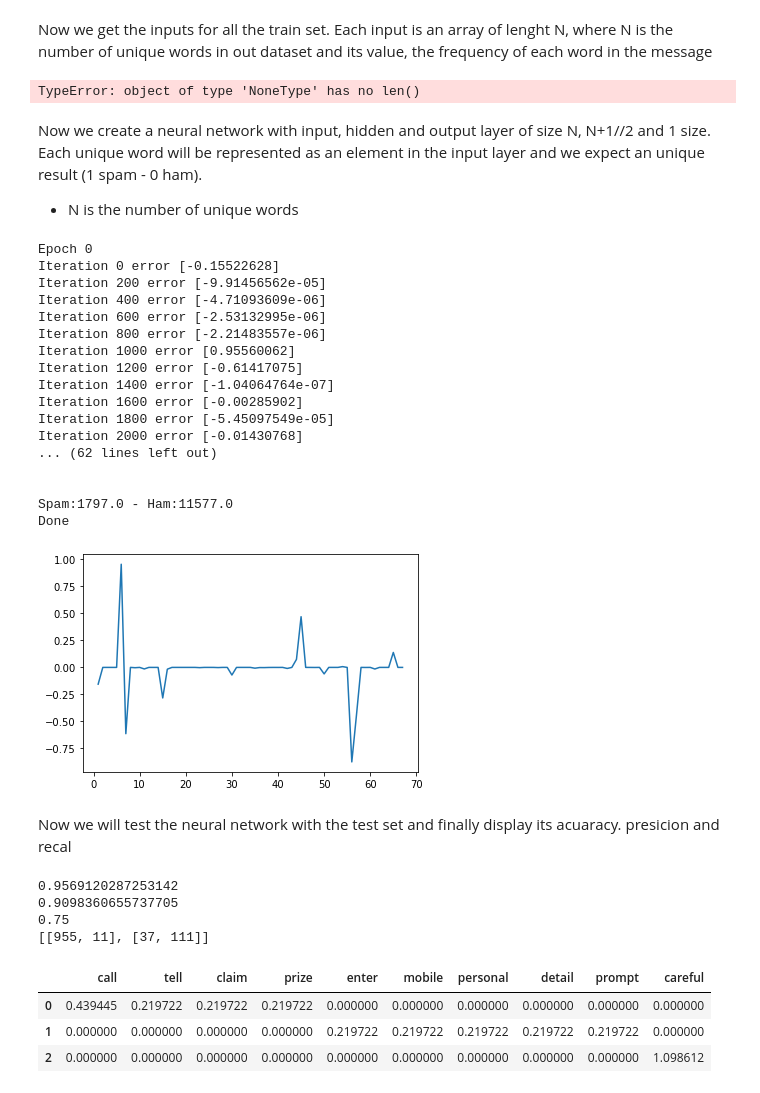
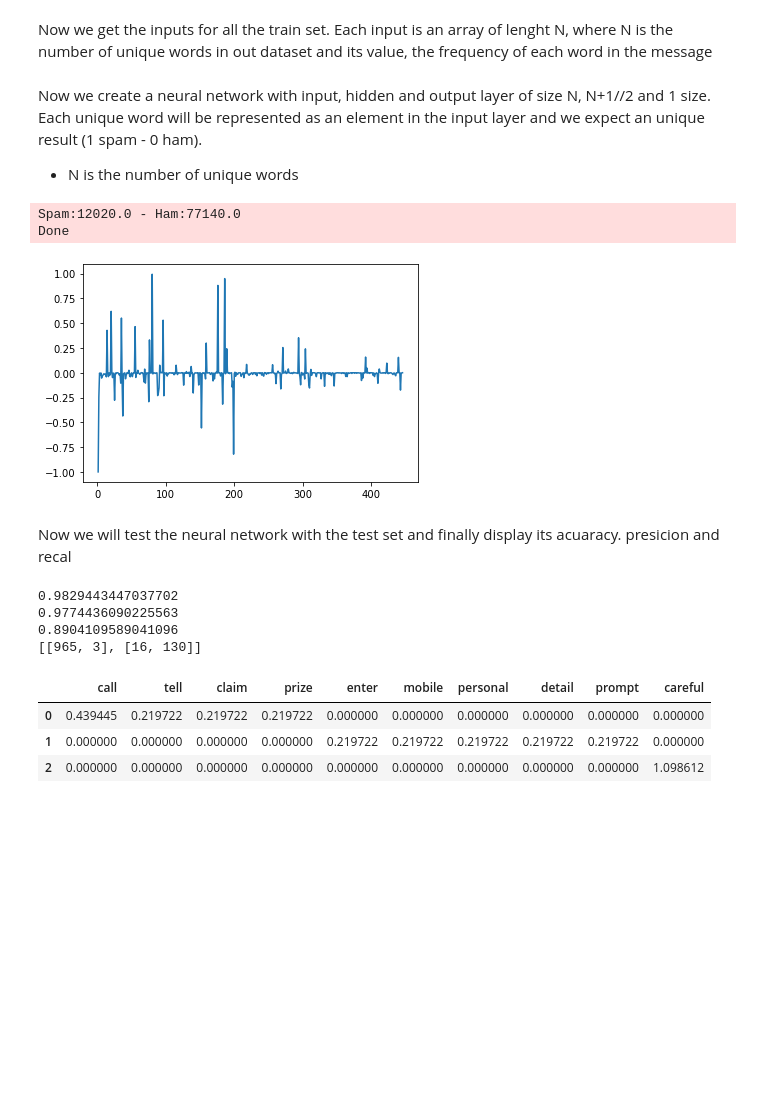
Before and after one commit to Josered30/spam-classifier-nn, a Jupyter notebook: classifier.ipynb, the cells around one changed output. Cells and saved outputs as stored; diff of their text form; code cells hidden in the pictures; blank space fills up the shorter version.

```diff
--- a/classifier.ipynb
+++ b/classifier.ipynb
@@ -107,20 +109,17 @@ class NeuralNetwork:
         error_sample = 200
         errors = []
 
-        for i in range(epochs):
-            print("Epoch", i)
+        for i in tqdm(range(epochs)):
+            print(" Epoch", i)
             for index, row in train_dataframe.iterrows():
                 spam+=(row['label_tag'])
                 input_v = row.to_numpy()
                 input_v = input_v[1:len(input_v)-1]
                 target_v = np.array([row['label_tag']])
                 error = self.backpropagation(input_v, target_v)
-
                 if iteration%error_sample == 0:
                     errors.append(error)
-                    print("Iteration", iteration, "error", error)
                 iteration += 1
-            print("\n")
 
         ham = (len(train_dataframe)*epochs)-spam
         print(f"Spam:{spam} - Ham:{ham}")
@@ -142,7 +141,9 @@ class DataUtil:
         message = re.sub(r"http[s]?://(?:[a-zA-Z]|[0-9]|[$-_@.&+]|[!*\(\),]|(?:%[0-9a-fA-F][0-9a-fA-F]))+",'url',message)
         message = re.sub(r"www.(?:[a-zA-Z]|[0-9]|[$-_@.&+]|[!*\(\),]|(?:%[0-9a-fA-F][0-9a-fA-F]))+",'url',message)
         message = re.sub(r"(^[a-zA-Z0-9_.+-]+@[a-zA-Z0-9-]+\.[a-zA-Z0-9-.]+$)",'email',message)
-        message = re.sub(r'[\W\s\d]',' ',message)
+        message = re.sub(r'[\W\d]',' ',message)
+        message = re.sub(r'[\s+]',' ',message)
+        message.strip()
         return message
 
     @staticmethod
@@ -310,8 +311,6 @@ columns.append('label_tag')
 
 train_dataframe = pd.DataFrame(data=train_data_set, index = indexes, columns= columns)
 train_dataframe.to_csv('train_set.csv')
-# %% [output]
-TypeError: object of type 'NoneType' has no len()
 # %% [markdown]
 Now we create a neural network with input, hidden and output layer of size N, N+1//2 and 1 size. Each unique word will be represented as an element in the input layer and we expect an unique result (1 spam - 0 ham).
 
@@ -319,29 +318,14 @@ Now we create a neural network with input, hidden and output layer of size N, N+
 # %%
 train_dataframe = pd.read_csv('train_set.csv')
 nn = NeuralNetwork(len(unique_words), (len(unique_words)+1)//2, 1, 0.01)
 
-errors = nn.train(train_dataframe, 3)
+errors = nn.train(train_dataframe, 20)
 plt.plot(range(1, len(errors) + 1), errors)
 plt.show()
 # %% [output]
-Epoch 0
-Iteration 0 error [-0.15522628]
-Iteration 200 error [-9.91456562e-05]
-Iteration 400 error [-4.71093609e-06]
-Iteration 600 error [-2.53132995e-06]
-Iteration 800 error [-2.21483557e-06]
-Iteration 1000 error [0.95560062]
-Iteration 1200 error [-0.61417075]
-Iteration 1400 error [-1.04064764e-07]
-Iteration 1600 error [-0.00285902]
-Iteration 1800 error [-5.45097549e-05]
-Iteration 2000 error [-0.01430768]
-... (62 lines left out)
-
-
-Spam:1797.0 - Ham:11577.0
+Spam:12020.0 - Ham:77140.0
 Done
-[figure, old version]
+[figure, new version]
 # %% [markdown]
 Now we will test the neural network with the test set and finally display its acuaracy. presicion and recal
 # %%
@@ -367,10 +351,10 @@ print(presicion)
 print(recal)
 print(confusion_matrix)
 # %% [output]
-0.9569120287253142
-0.9098360655737705
-0.75
-[[955, 11], [37, 111]]
+0.9829443447037702
+0.9774436090225563
+0.8904109589041096
+[[965, 3], [16, 130]]
 # %%
 tf_idf = Data.tf_idf("Call from 08702490080 - tells u 2 call 09066358152 to claim ?5000 prize. U have 2 enter all ur mobile & personal details @ the prompts. Careful!")
 pd.DataFrame.from_dict(tf_idf)
```
Also changed, not shown: parts of 5 cells of this notebook, 5 other files.
